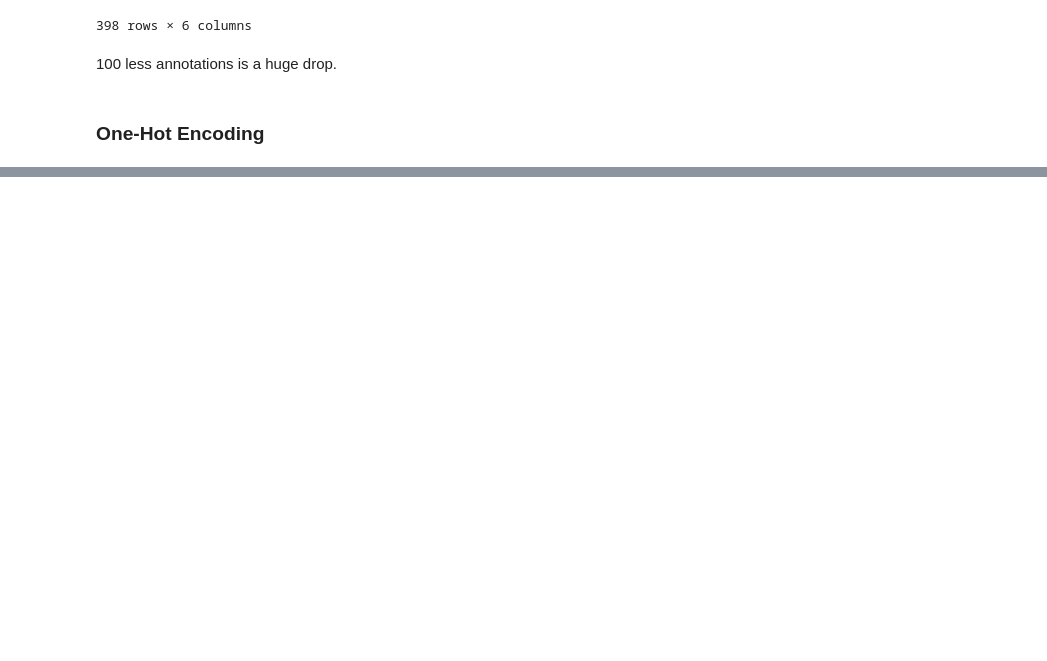
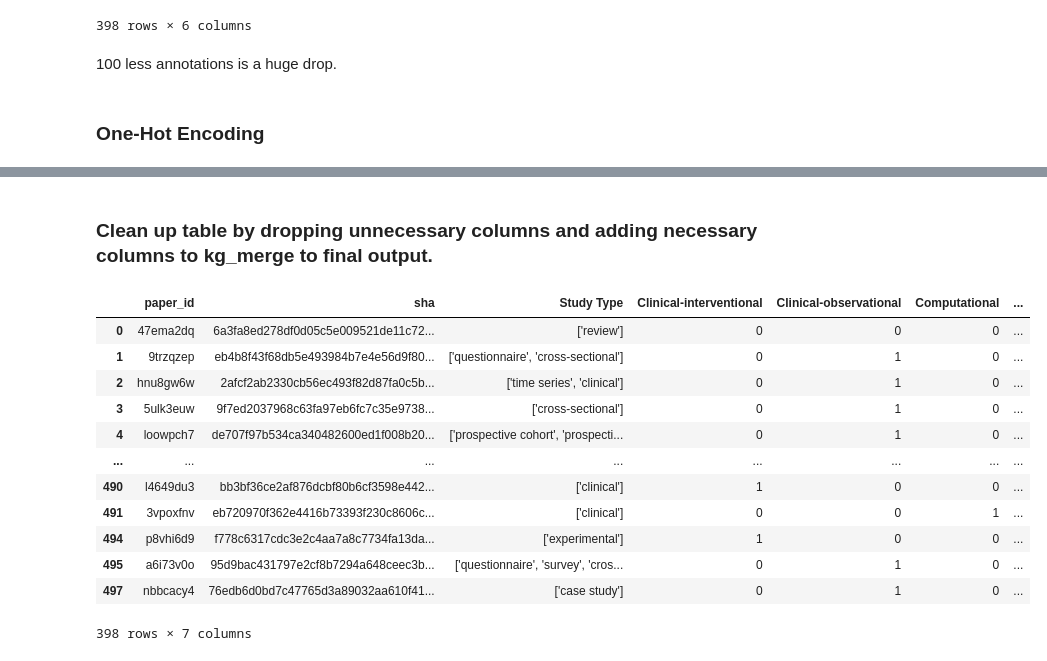
Before and after one commit to CoronaWhy/Classy, a Jupyter notebook: datasets/StudyTypeAnnotations.ipynb, the cells around one changed output, grey strips where cells are left out. Saved outputs shown, nothing was run; the diff lists cells and outputs as text; code cells hidden in the pictures; blank space fills up the shorter version.

```diff
--- a/datasets/StudyTypeAnnotations.ipynb
+++ b/datasets/StudyTypeAnnotations.ipynb
@@ -261,0 +283,19 @@ kg_merge
+# %% [markdown]
+### Clean up table by dropping unnecessary columns and adding necessary columns to kg_merge to final output.
+# %%
+kg_merge = kg_merge.drop(columns = ['label', 'id'])
+kg_merge
+# %% [output]
+|  | paper_id | sha | Study Type | Clinical-interventional | Clinical-observational | Computational | ... |
+| 0 | 47ema2dq | 6a3fa8ed278df0d05c5e009521de11c72... | ['review'] | 0 | 0 | 0 | ... |
+| 1 | 9trzqzep | eb4b8f43f68db5e493984b7e4e56d9f80... | ['questionnaire', 'cross-sectional'] | 0 | 1 | 0 | ... |
+| 2 | hnu8gw6w | 2afcf2ab2330cb56ec493f82d87fa0c5b... | ['time series', 'clinical'] | 0 | 1 | 0 | ... |
+| 3 | 5ulk3euw | 9f7ed2037968c63fa97eb6fc7c35e9738... | ['cross-sectional'] | 0 | 1 | 0 | ... |
+| 4 | loowpch7 | de707f97b534ca340482600ed1f008b20... | ['prospective cohort', 'prospecti... | 0 | 1 | 0 | ... |
+| ... | ... | ... | ... | ... | ... | ... | ... |
+| 490 | l4649du3 | bb3bf36ce2af876dcbf80b6cf3598e442... | ['clinical'] | 1 | 0 | 0 | ... |
+| 491 | 3vpoxfnv | eb720970f362e4416b73393f230c8606c... | ['clinical'] | 0 | 0 | 1 | ... |
+| 494 | p8vhi6d9 | f778c6317cdc3e2c4aa7a8c7734fa13da... | ['experimental'] | 1 | 0 | 0 | ... |
+| 495 | a6i73v0o | 95d9bac431797e2cf8b7294a648ceec3b... | ['questionnaire', 'survey', 'cros... | 0 | 1 | 0 | ... |
+| 497 | nbbcacy4 | 76edb6d0bd7c47765d3a89032aa610f41... | ['case study'] | 0 | 1 | 0 | ... |
+398 rows × 7 columns
```
Also changed, not shown: parts of 90 cells of this notebook.
